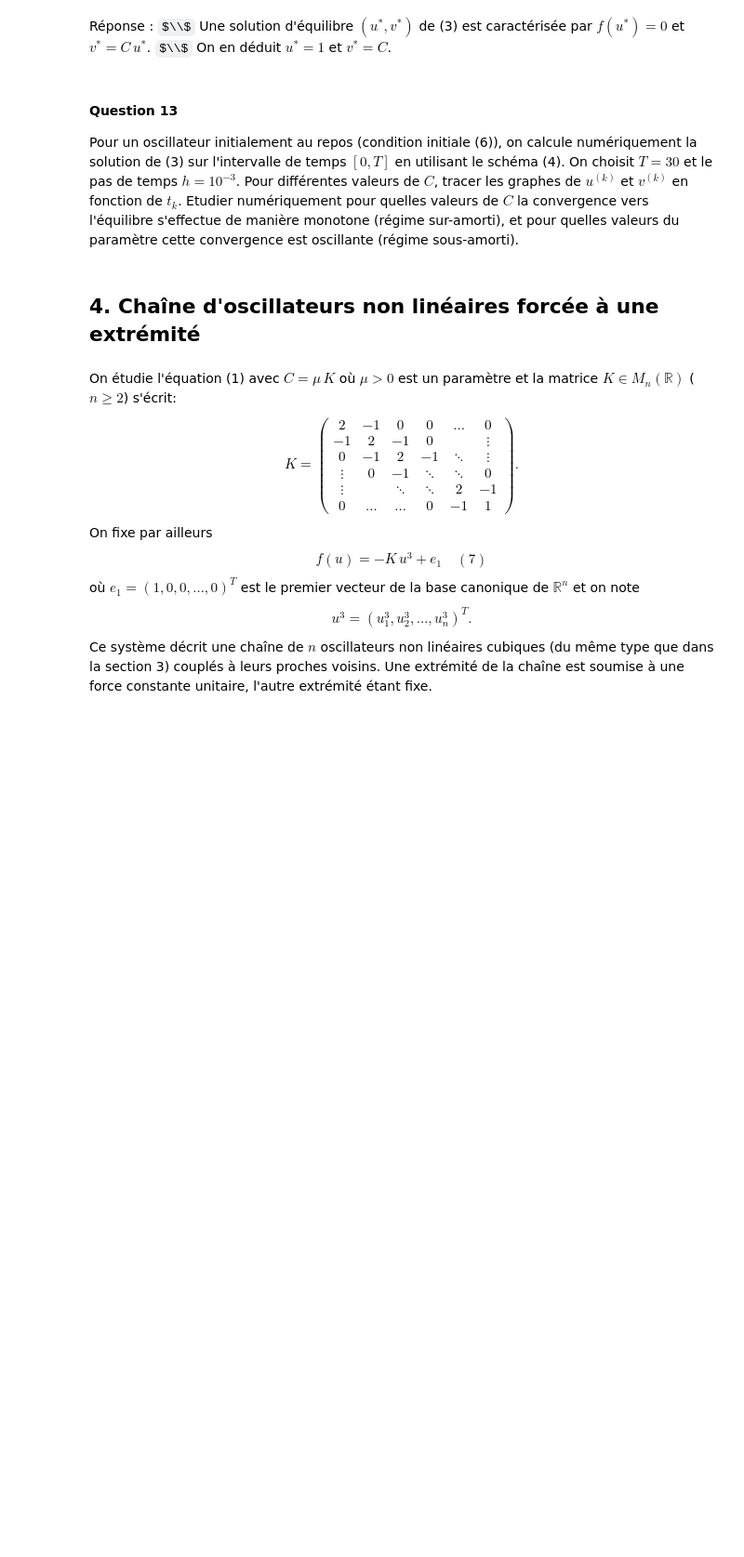
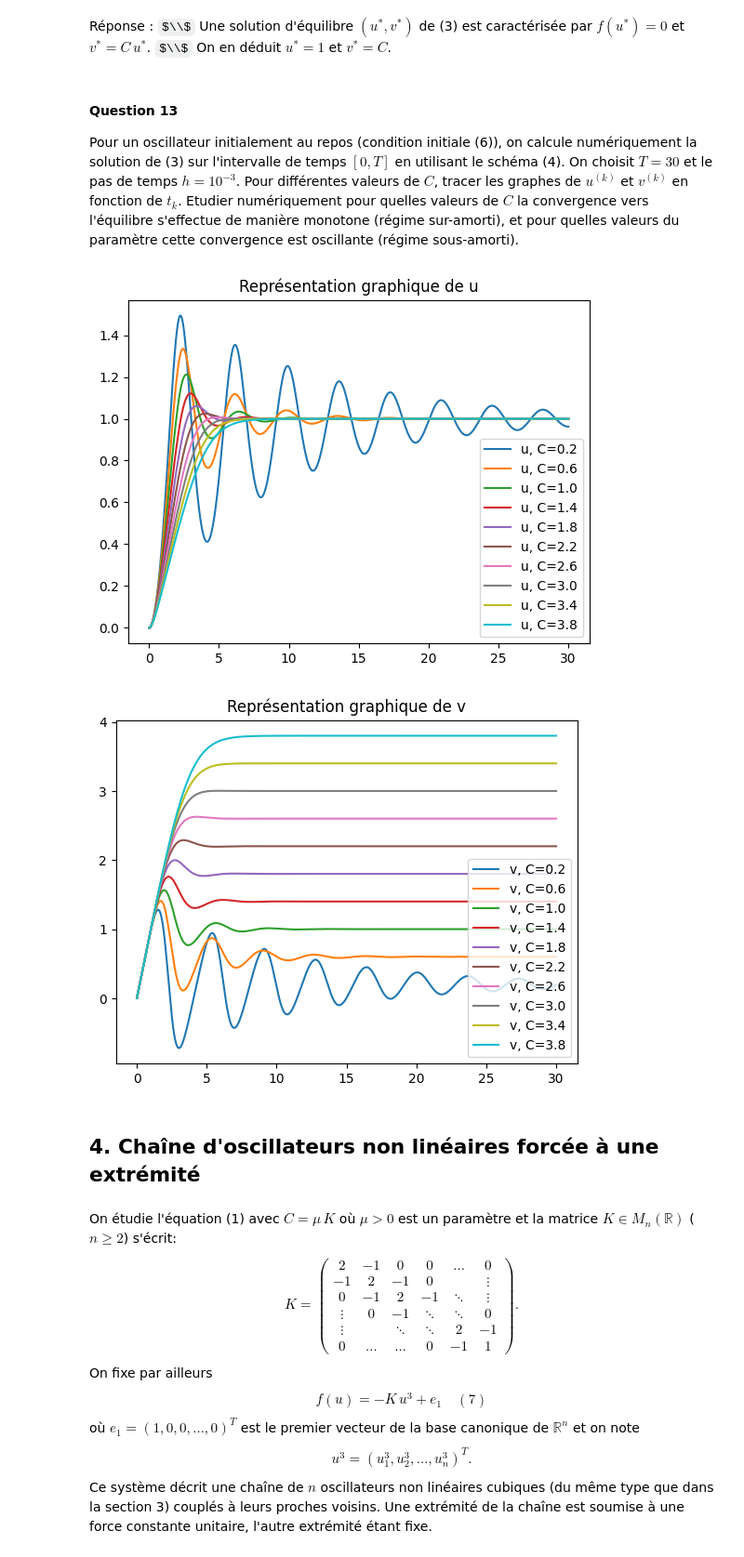
Before and after one commit to laullelien/Numerical-Methods, a Jupyter notebook: TP_MNB_2023.ipynb, the cells around one changed output. Shown at 93% size. Saved outputs shown, nothing was run; the diff lists cells and outputs as text; code cells hidden in the pictures; some formulas as TeX source; blank space fills up the shorter version.

```diff
--- a/TP_MNB_2023.ipynb
+++ b/TP_MNB_2023.ipynb
@@ -339,20 +339,32 @@ Pour cela, on pourra afficher pour différentes valeurs de $h$, et sur des inter
 les graphes de $u^{(k)}$ et $v^{(k)}$ en fonction de $t_k$.
 # %%
 #le temps caractérique de u est τ=1/0.15. A 3τ=20, le régime stationnaire est presque atteint
+u_graph = plt.figure()
+u_ax = u_graph.add_subplot(111)
+u_ax.set_title("Représentation graphique de u")
+
+v_graph = plt.figure()
+v_ax = v_graph.add_subplot(111)
+v_ax.set_title("Représentation graphique de v")
+
 T=20
 h=2
 t=np.linspace(0, h*int(T/h), int(T/h)+1)
 num=solnum([0, 0], T, h)
 u=[sol[0] for sol in num]
 v=[sol[1] for sol in num]
+
 while abs(u[-1]-1)>0.01 or abs(v[-1]-0.3)>0.003: #erreur de 1%
-    plt.plot(t, u)
-    plt.plot(t, v)
+    u_ax.plot(t, u, label=f"u, C={C/5}")
+    u_ax.legend()
+    v_ax.plot(t, v, label=f"v, C={C/5}")
+    v_ax.legend()
     h=h/1.5
     t=np.linspace(0, h*int(T/h), int(T/h)+1)
     num=solnum([0, 0], T, h)
     u=[sol[0] for sol in num]
     v=[sol[1] for sol in num]
+
 plt.show()
 # %% [markdown]
 ## 3. Oscillateur non linéaire soumis à une force constante
@@ -376,6 +388,49 @@ en utilisant le schéma (4). On choisit $T=30$ et le pas de temps $h=10^{-3}$.
 Pour différentes valeurs de $C$, tracer les graphes de $u^{(k)}$ et $v^{(k)}$ en fonction de $t_k$.
 Etudier numériquement pour quelles valeurs de $C$ la convergence vers l'équilibre s'effectue
 de manière monotone (régime sur-amorti), et pour quelles valeurs du paramètre cette convergence est oscillante (régime sous-amorti).
+# %%
+def f_2(u):
+    return 1-u**3
+
+def iter_2(sol_k, h, C):
+    u_k=sol_k[0]
+    v_k=sol_k[1]
+    u_kp1= 2/(2+h*C)*(u_k+h*v_k+h**2/2*f_2(u_k)-h*C/2*u_k)
+    v_kp1=v_k+h/2*f_2(u_k)+h/2*f_2(u_kp1)
+    return [u_kp1, v_kp1]
+
+def solnum_2(sol_0, T, h, C):
+    sol=[sol_0]
+    for _ in range(int(T/h)):
+        sol.append(iter_2(sol[-1], h, C))
+    return sol
+
+u_graph = plt.figure()
+u_ax = u_graph.add_subplot(111)
+u_ax.set_title("Représentation graphique de u")
+
+v_graph = plt.figure()
+v_ax = v_graph.add_subplot(111)
+v_ax.set_title("Représentation graphique de v")
+
+T = 30
+h = 10**-3
+t = np.linspace(0, h*int(T/h), int(T/h)+1)
+
+for C in range(1, 20, 2):X
+    sol = solnum_2([0, 0], T, h, C/5)
+    u = [s[0] for s in sol]
+    v = [s[1] for s in sol]
+    u_ax.plot(t, u, label=f"u, C={C/5}")
+    u_ax.legend()
+    v_ax.plot(t, v, label=f"v, C={C/5}")
+    v_ax.legend()
+
+#Il semble que lorsque C<0.3, l'équilibre s'effectue de manière monotone. Sinon, la convergence est oscillante.
+plt.show()
+# %% [output]
+[figure, added]
+[figure, added]
 # %% [markdown]
 ## 4. Chaîne d'oscillateurs non linéaires forcée à une extrémité
 # %% [markdown]
```
